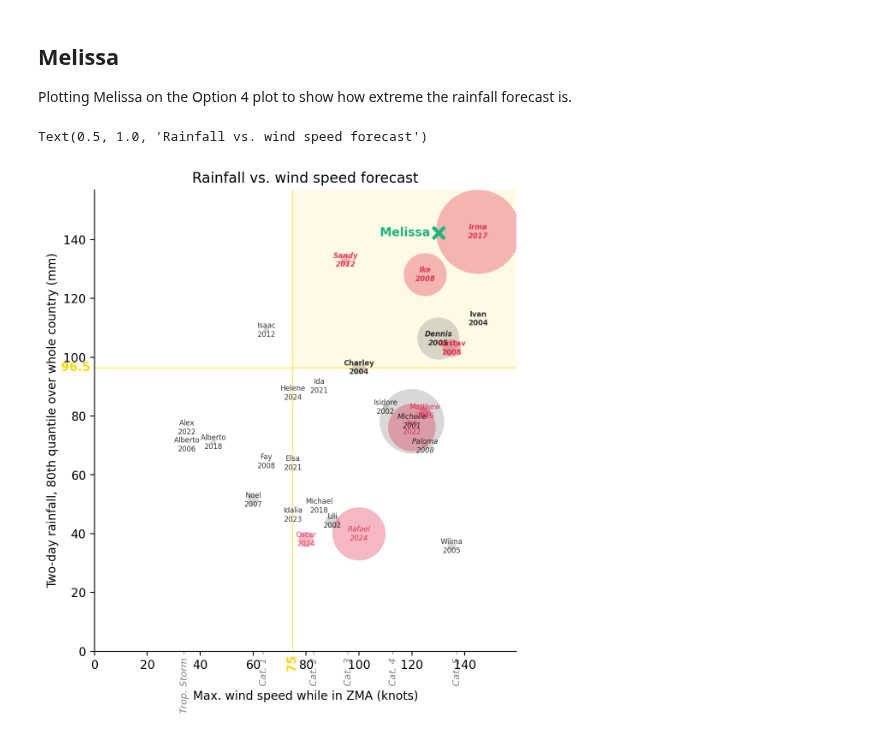
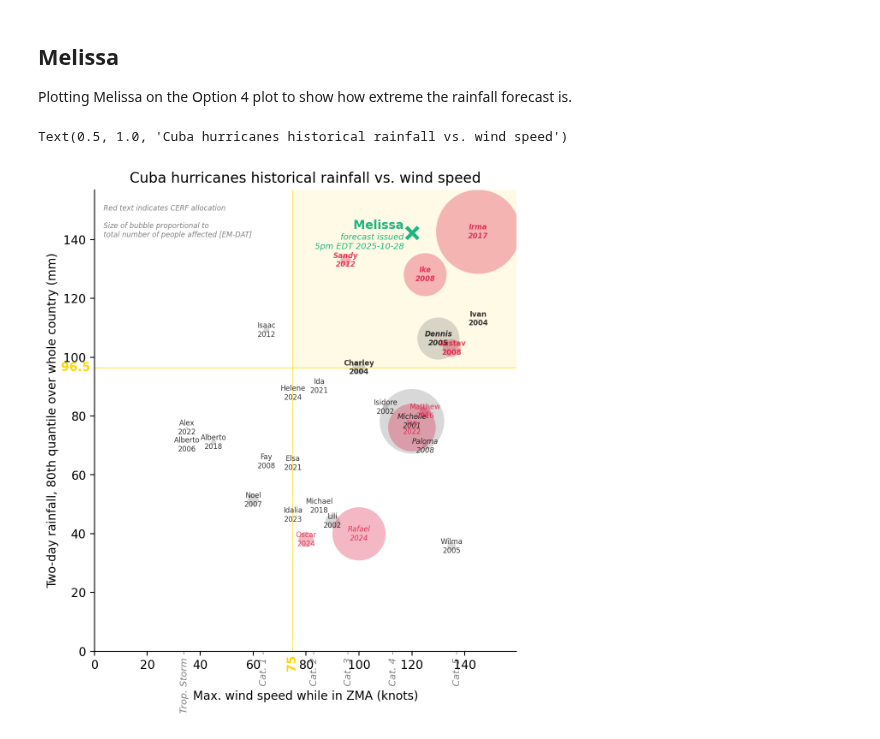
Before and after one commit to OCHA-DAP/ds-aa-cub-hurricanes, a Jupyter notebook: exploration/threestage_trig_plot.ipynb, the cells around one changed output. Saved outputs shown, nothing was run; the diff lists cells and outputs as text; code cells hidden in the pictures.

Commit message:
imerg plot

```diff
--- a/exploration/threestage_trig_plot.ipynb
+++ b/exploration/threestage_trig_plot.ipynb
@@ -1080,26 +1080,50 @@ Plotting Melissa on the Option 4 plot to show how extreme the rainfall forecast
 CHD_GREEN = "#1bb580"
 # %%
 current_rain = 142.38818
-current_wind = 130
+current_wind = 120
 fig, axs = plot_selected_threshs(321972)
 axs[0].scatter(
     [current_wind],
     [current_rain],
     marker="x",
     color=CHD_GREEN,
     linewidths=3,
     s=100,
 )
 axs[0].annotate(
-    "   Melissa  ",
+    "   Melissa  \n",
     (current_wind, current_rain),
     va="center",
     ha="right",
     color=CHD_GREEN,
     fontweight="bold",
 )
+axs[0].annotate(
+    f"\n\n   forecast issued   \n   5pm EDT 2025-10-28   ",
+    (current_wind, current_rain),
+    va="center",
+    ha="right",
+    color=CHD_GREEN,
+    fontstyle="italic",
+    fontsize=7,
+)
+
+legend_text = "\n    Red text indicates CERF allocation\n\n"
+
+legend_text += (
+    "    Size of bubble proportional to\n"
+    "    total number of people affected [EM-DAT]"
+)
+axs[0].annotate(
+    legend_text,
+    (0, 155),
+    va="top",
+    fontsize=6,
+    fontstyle="italic",
+    color="grey",
+)
 axs[1].remove()
-axs[0].set_title("Rainfall vs. wind speed forecast")
+axs[0].set_title("Cuba hurricanes historical rainfall vs. wind speed")
 # %% [output]
-Text(0.5, 1.0, 'Rainfall vs. wind speed forecast')
+Text(0.5, 1.0, 'Cuba hurricanes historical rainfall vs. wind speed')
-[figure, old version]
+[figure, new version]
```
Also changed, not shown: 1 other file.
